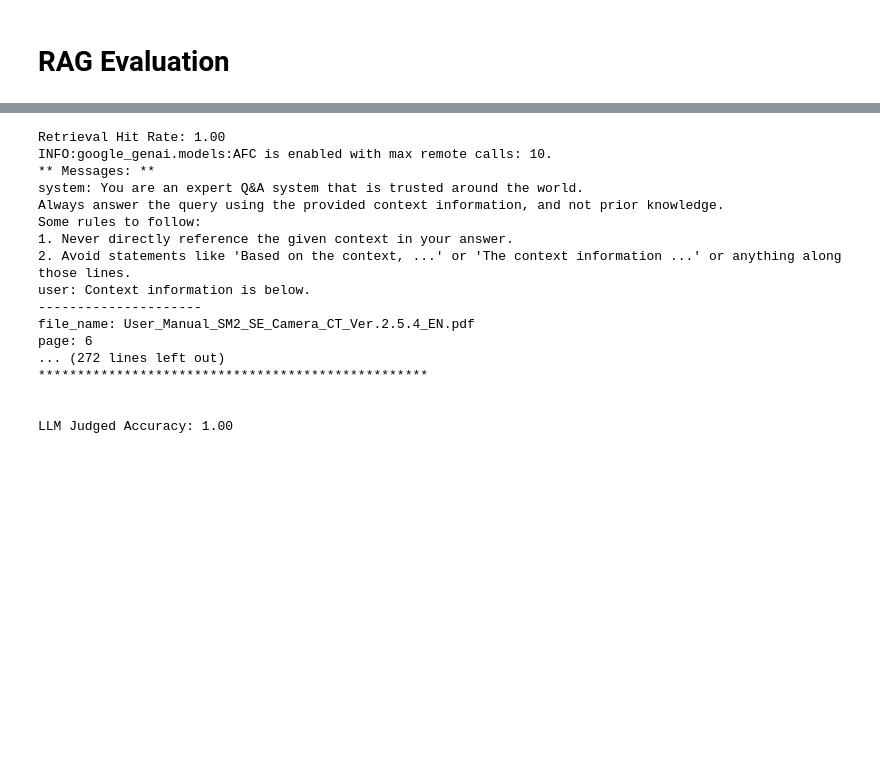
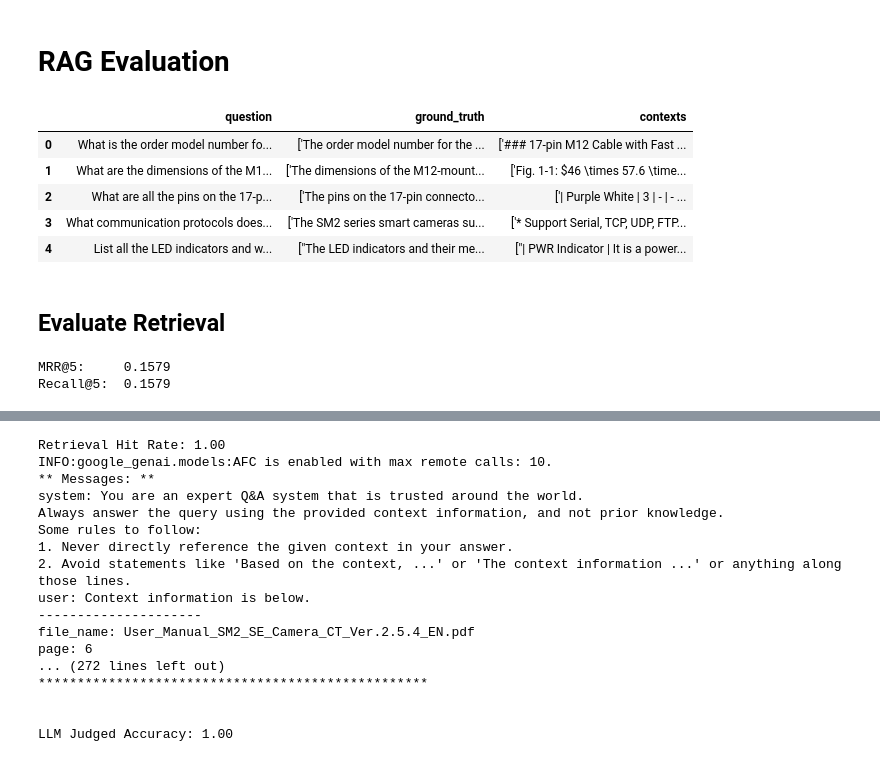
Before and after one commit to ckekula/user-manual-rag, a Jupyter notebook: src/main.ipynb, the cells around one changed output, grey strips where cells are left out. Cells and saved outputs as stored; diff of their text form; code cells hidden in the pictures; blank space fills up the shorter version.

Commit message:
Add retrieval evaluation

```diff
--- a/src/main.ipynb
+++ b/src/main.ipynb
@@ -216,0 +247,10 @@ def evaluate_retrieval(retriever, eval_dataset):
+# %%
+eval_dataset = pd.read_csv("../eval_dataset.csv")
+eval_dataset.head()
+# %% [output]
+|  | question | ground_truth | contexts |
+| 0 | What is the order model number fo... | ['The order model number for the ... | ['### 17-pin M12 Cable with Fast ... |
+| 1 | What are the dimensions of the M1... | ['The dimensions of the M12-mount... | ['Fig. 1-1: $46 \times 57.6 \time... |
+| 2 | What are all the pins on the 17-p... | ['The pins on the 17-pin connecto... | ['| Purple White | 3 | - | - ... |
+| 3 | What communication protocols does... | ['The SM2 series smart cameras su... | ['* Support Serial, TCP, UDP, FTP... |
+| 4 | List all the LED indicators and w... | ["The LED indicators and their me... | ["| PWR Indicator | It is a power... |
@@ -216,0 +261,2 @@ def evaluate_retrieval(retriever, eval_dataset):
+# %% [markdown]
+## Evaluate Retrieval
@@ -216,0 +355,11 @@ def evaluate_retrieval(retriever, eval_dataset):
+# %%
+results = evaluate_retrieval(
+    retriever=retriever,
+    eval_dataset=eval_dataset,
+    embed_model=embed_model,
+    threshold=0.80,
+    k=5,
+)
+# %% [output]
+MRR@5:     0.1579
+Recall@5:  0.1579
```
Also changed, not shown: parts of 14 cells of this notebook, 6 other files.
